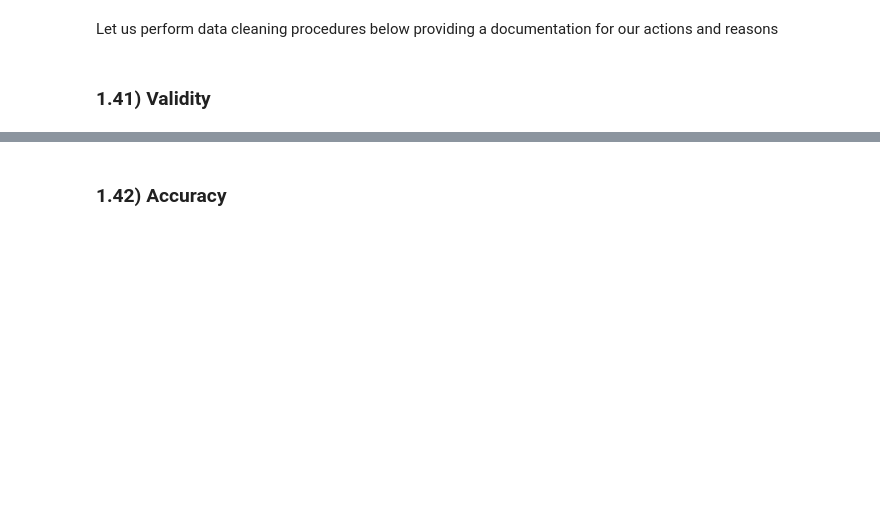
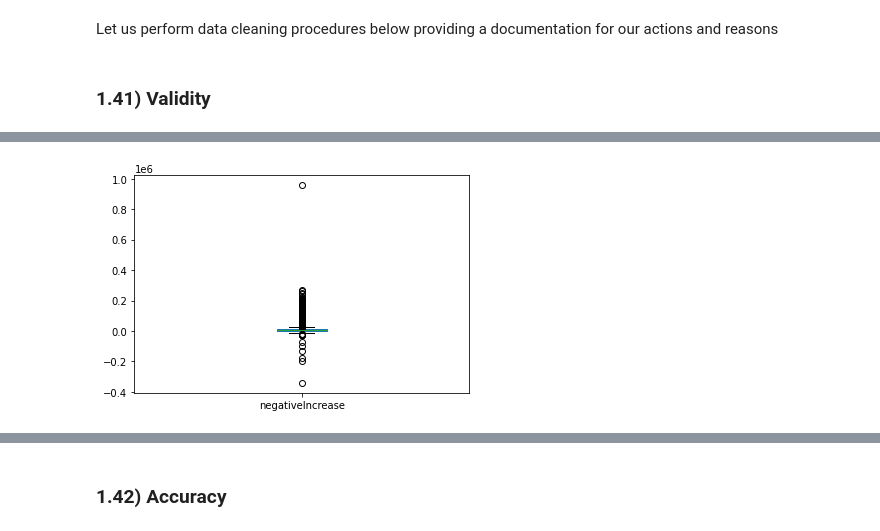
Before and after one commit to Jasminewakini/COVID-IN-USA-KUNGFU-PANDAS, a Jupyter notebook: PROJECT_OVERVIEW_COVID_19_IN_USA.ipynb, the cells around one changed output, grey strips where cells are left out. Drawn from its saved outputs; the diff is of its cells as text; code cells hidden in the pictures; blank space fills up the shorter version.

```diff
--- a/PROJECT_OVERVIEW_COVID_19_IN_USA.ipynb
+++ b/PROJECT_OVERVIEW_COVID_19_IN_USA.ipynb
@@ -194,0 +308,4 @@ covid.boxplot(column =['deathConfirmed'], grid = False)
+# %%
+covid.boxplot(column =['negativeIncrease'], grid = False);
+# %% [output]
+[figure, added]
```
Also changed, not shown: parts of 80 cells of this notebook.
